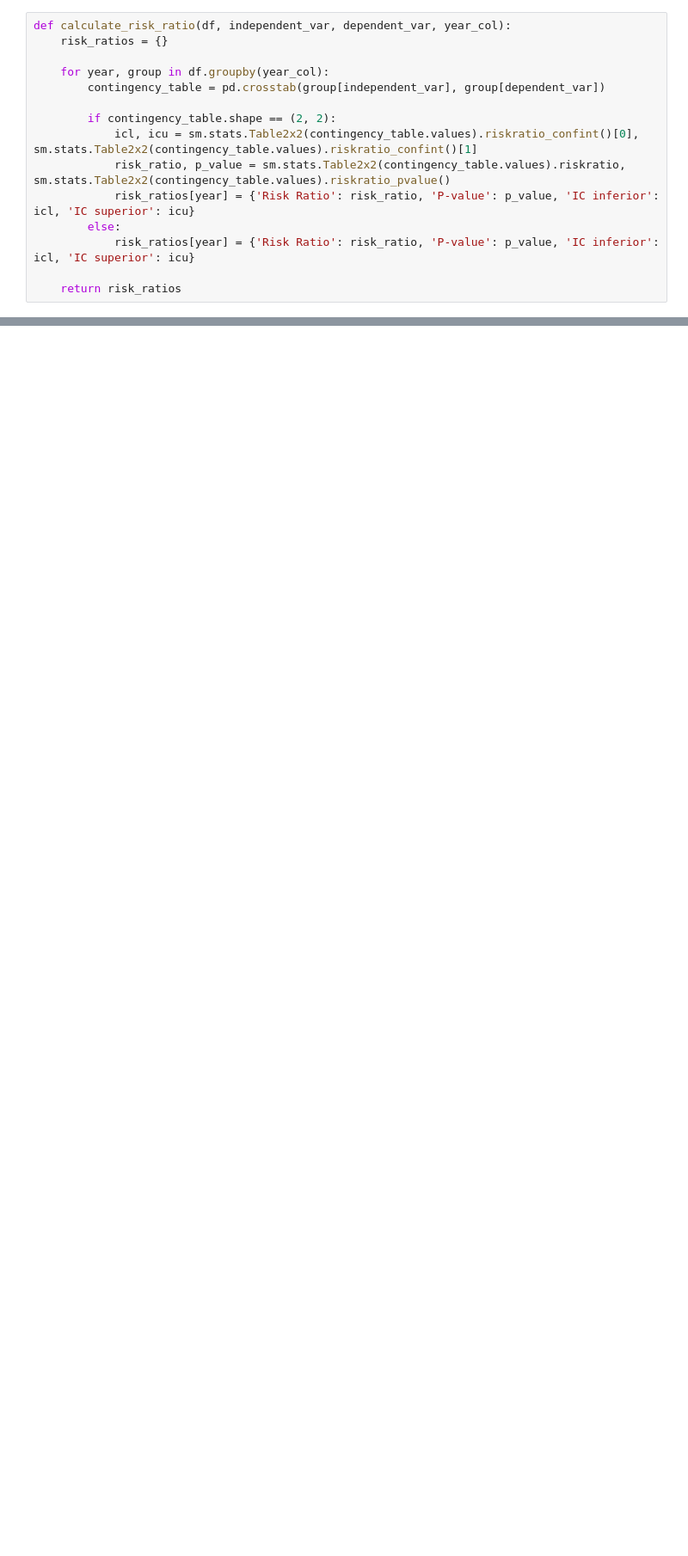
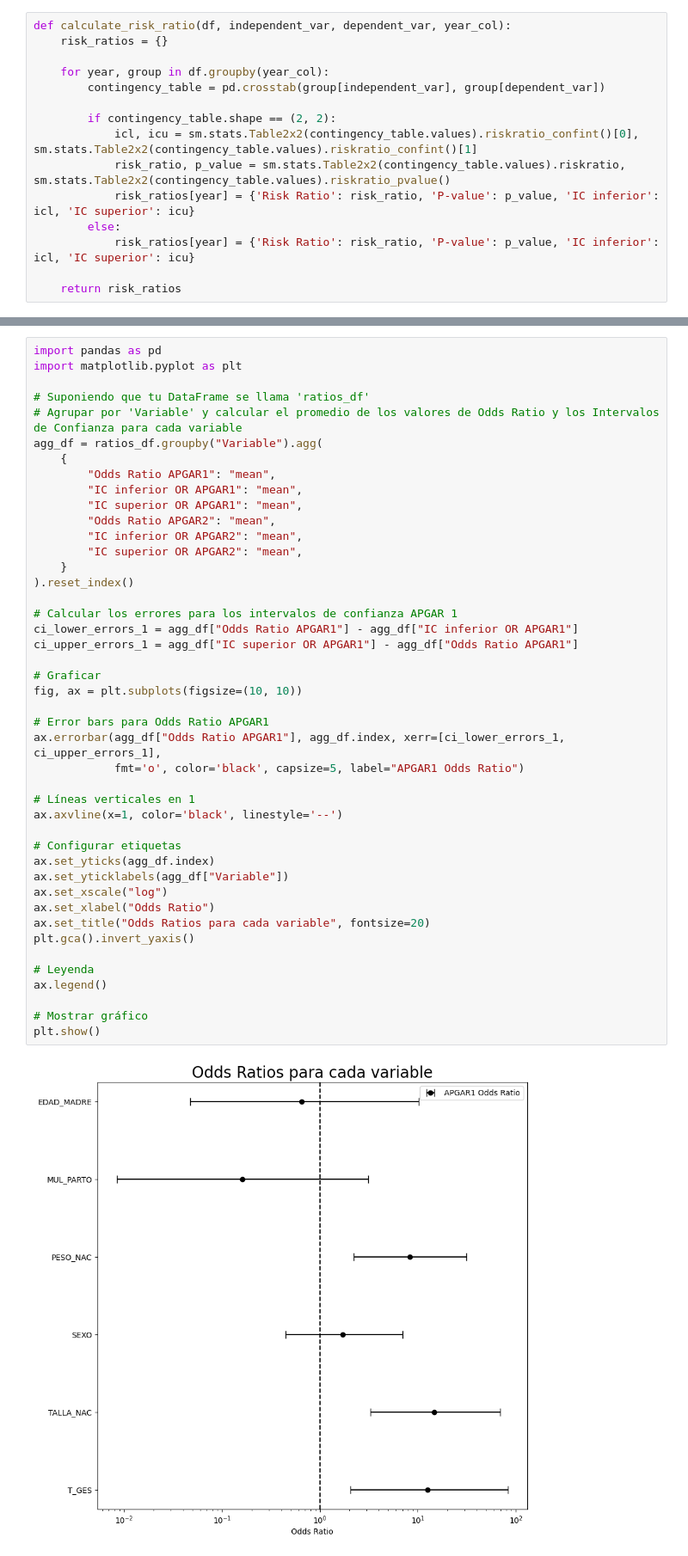
Before and after one commit to despinosaa/Proyecto2_BI, a Jupyter notebook: OddsRatio.ipynb, the cells around one changed output, grey strips where cells are left out. Shown at 86% size. Saved outputs shown, nothing was run; the diff lists cells and outputs as text; blank space fills up the shorter version.

```diff
--- a/OddsRatio.ipynb
+++ b/OddsRatio.ipynb
@@ -269,0 +294,46 @@ plt.show()
+# %%
+import pandas as pd
+import matplotlib.pyplot as plt
+
+# Suponiendo que tu DataFrame se llama 'ratios_df'
+# Agrupar por 'Variable' y calcular el promedio de los valores de Odds Ratio y los Intervalos de Confianza para cada variable
+agg_df = ratios_df.groupby("Variable").agg(
+    {
+        "Odds Ratio APGAR1": "mean",
+        "IC inferior OR APGAR1": "mean",
+        "IC superior OR APGAR1": "mean",
+        "Odds Ratio APGAR2": "mean",
+        "IC inferior OR APGAR2": "mean",
+        "IC superior OR APGAR2": "mean",
+    }
+).reset_index()
+
+# Calcular los errores para los intervalos de confianza APGAR 1
+ci_lower_errors_1 = agg_df["Odds Ratio APGAR1"] - agg_df["IC inferior OR APGAR1"]
+ci_upper_errors_1 = agg_df["IC superior OR APGAR1"] - agg_df["Odds Ratio APGAR1"]
+
+# Graficar
+fig, ax = plt.subplots(figsize=(10, 10))
+
+# Error bars para Odds Ratio APGAR1
+ax.errorbar(agg_df["Odds Ratio APGAR1"], agg_df.index, xerr=[ci_lower_errors_1, ci_upper_errors_1],
+            fmt='o', color='black', capsize=5, label="APGAR1 Odds Ratio")
+
+# Líneas verticales en 1
+ax.axvline(x=1, color='black', linestyle='--')
+
+# Configurar etiquetas
+ax.set_yticks(agg_df.index)
+ax.set_yticklabels(agg_df["Variable"])
+ax.set_xscale("log")
+ax.set_xlabel("Odds Ratio")
+ax.set_title("Odds Ratios para cada variable", fontsize=20)
+plt.gca().invert_yaxis()
+
+# Leyenda
+ax.legend()
+
+# Mostrar gráfico
+plt.show()
+# %% [output]
+[figure, added]
```
Also changed, not shown: parts of 9 cells of this notebook, 9 other files.
